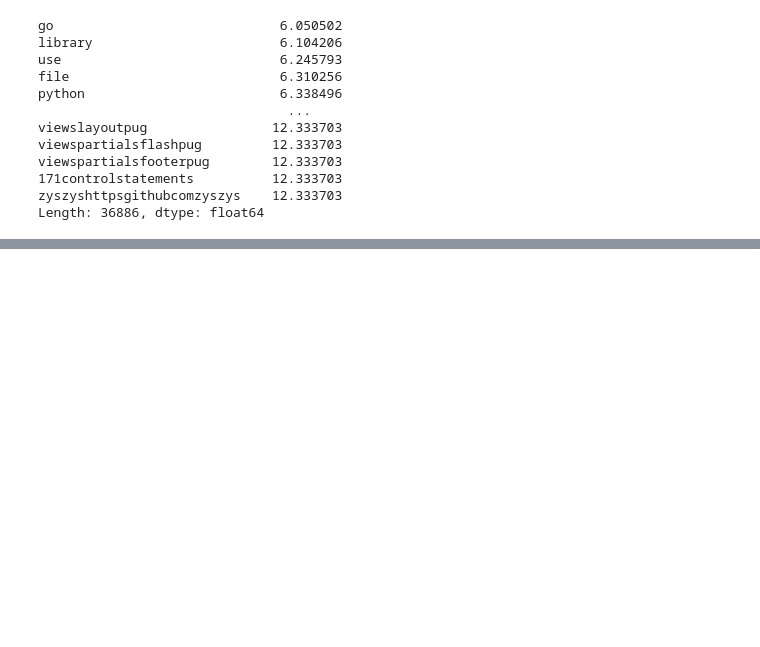
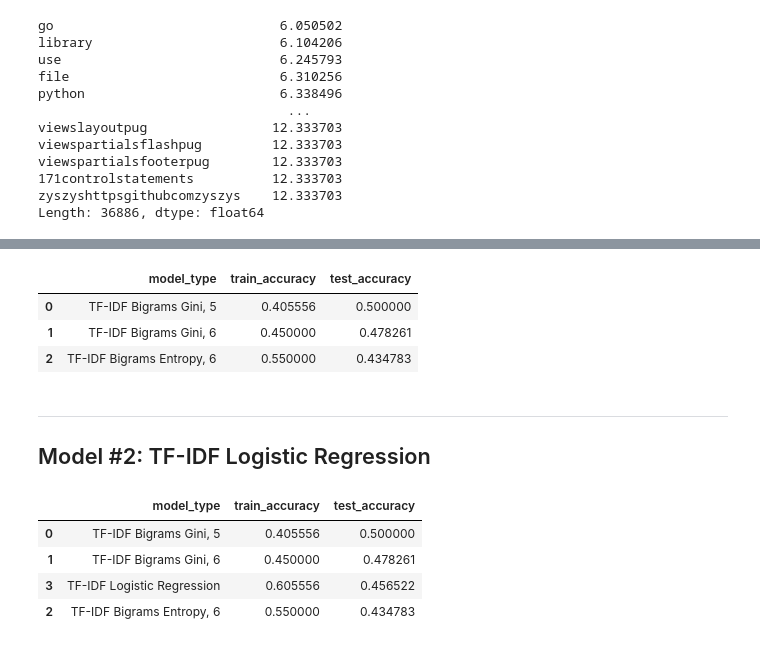
Before and after one commit to cobb-jiang-hartman-npl-project/github-repository-project, a Jupyter notebook: final_project.ipynb, the cells around one changed output, grey strips where cells are left out. Drawn from its saved outputs; the diff is of its cells as text; code cells hidden in the pictures; blank space fills up the shorter version.

```diff
--- a/final_project.ipynb
+++ b/final_project.ipynb
@@ -752,0 +815,58 @@ Length: 36886, dtype: float64
+# %%
+# create tfidf_bigrams vectorizer object
+tfidf_bigrams = TfidfVectorizer(ngram_range=(2, 2))
+
+# use tfidf_bigrams object to create model features
+X = tfidf_bigrams.fit_transform(df.clean_readme_contents)
+
+# establish model target
+y = df.language
+
+# split data
+X_train, X_test, y_train, y_test = pp.split_repo_data(X, y)
+
+# create model object
+tree = DecisionTreeClassifier(criterion="entropy", max_depth=6, random_state=56)
+
+# fit model object
+tree.fit(X_train, y_train)
+
+# append evaluation
+evaluation = ev.append_evaluation(evaluation, model_type="TF-IDF Bigrams Entropy, 6", model_object=tree, X_train=X_train, y_train=y_train, X_test=X_test, y_test=y_test)
+evaluation.sort_values(by="test_accuracy", ascending=False)
+# %% [output]
+|  | model_type | train_accuracy | test_accuracy |
+| 0 | TF-IDF Bigrams Gini, 5 | 0.405556 | 0.500000 |
+| 1 | TF-IDF Bigrams Gini, 6 | 0.450000 | 0.478261 |
+| 2 | TF-IDF Bigrams Entropy, 6 | 0.550000 | 0.434783 |
+# %% [markdown]
+---
+## Model #2: TF-IDF Logistic Regression
+# %%
+# create tfidf vectorizer object
+tfidf = TfidfVectorizer()
+
+# use tfidf object to create model features
+X = tfidf.fit_transform(df.clean_readme_contents)
+
+# establish model target
+y = df.language
+
+# split data
+X_train, X_test, y_train, y_test = pp.split_repo_data(X, y)
+
+# create model object
+logit = LogisticRegression(random_state=56)
+
+# fit model object
+logit.fit(X_train, y_train)
+
+# append evaluation
+evaluation = ev.append_evaluation(evaluation, model_type="TF-IDF Logistic Regression", model_object=logit, X_train=X_train, y_train=y_train, X_test=X_test, y_test=y_test)
+evaluation.sort_values(by="test_accuracy", ascending=False)
+# %% [output]
+|  | model_type | train_accuracy | test_accuracy |
+| 0 | TF-IDF Bigrams Gini, 5 | 0.405556 | 0.500000 |
+| 1 | TF-IDF Bigrams Gini, 6 | 0.450000 | 0.478261 |
+| 3 | TF-IDF Logistic Regression | 0.605556 | 0.456522 |
+| 2 | TF-IDF Bigrams Entropy, 6 | 0.550000 | 0.434783 |
```
Also changed, not shown: parts of 11 cells of this notebook, 4 other files.
